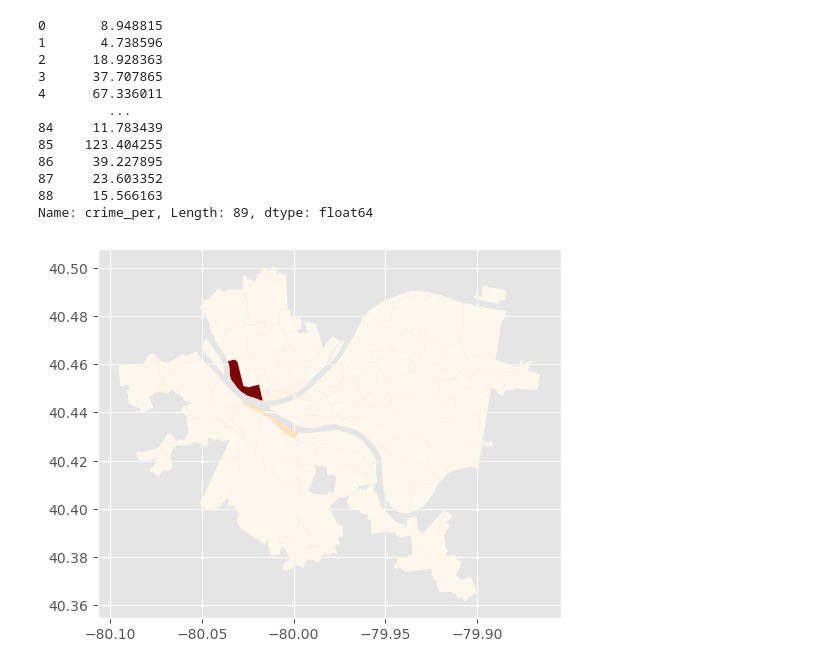
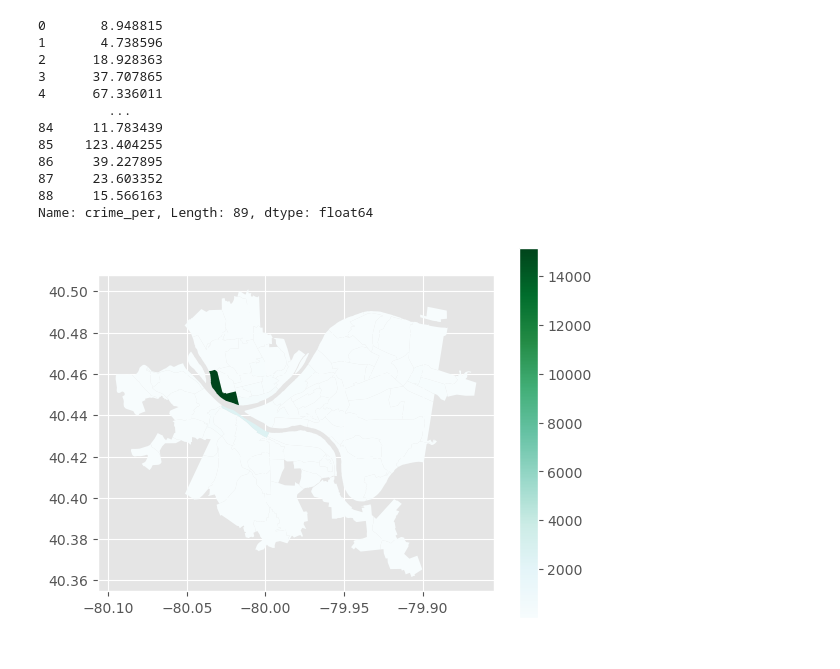
Before and after one commit to jkruse7/bidshappyfinal, a Jupyter notebook: Crime.ipynb, the cells around one changed output. Cells and saved outputs as stored; diff of their text form; code cells hidden in the pictures.

```diff
--- a/Crime.ipynb
+++ b/Crime.ipynb
@@ -119,7 +119,7 @@ merged_2["crime_per"]
 88     15.566163
 Name: crime_per, Length: 89, dtype: float64
 # %%
-merged_2.plot(column="crime_per", cmap="OrRd")
+merged_2.plot(column="crime_per", cmap="BuGn", legend="true")
 plt.show()
 # %% [output]
-[figure, old version]
+[figure, new version]
```
Also changed, not shown: parts of 5 cells of this notebook.
